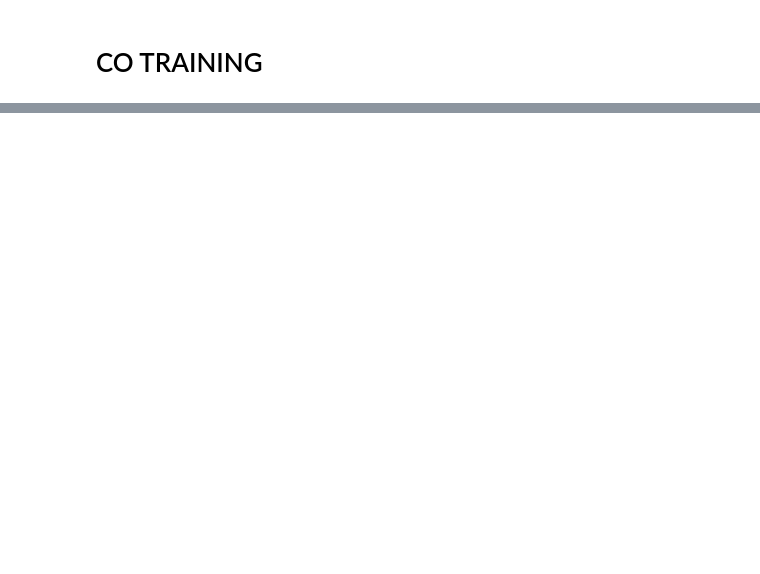
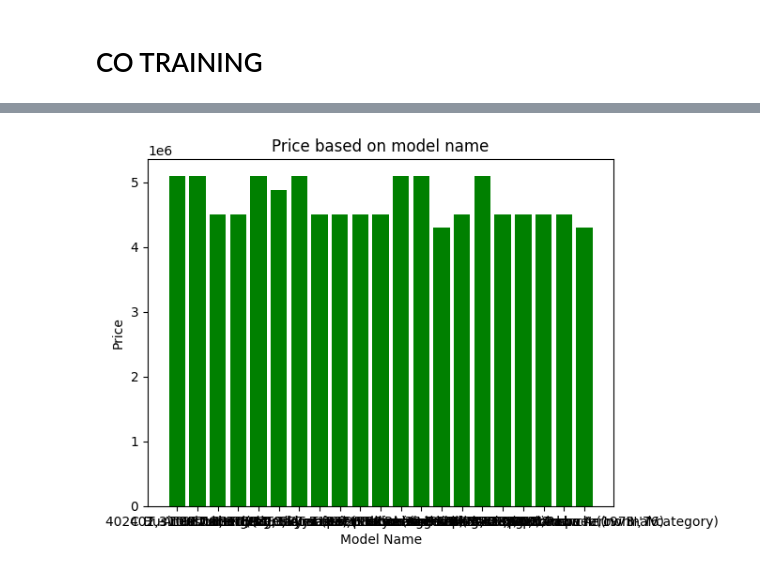
Before and after one commit to AmirXD03/ML, a Jupyter notebook: Nazanin-Code.ipynb, the cells around one changed output, grey strips where cells are left out. Saved outputs shown, nothing was run; the diff lists cells and outputs as text; code cells hidden in the pictures; blank space fills up the shorter version.

```diff
--- a/Nazanin-Code.ipynb
+++ b/Nazanin-Code.ipynb
@@ -318,0 +337,12 @@ print(a_model1_train, a_model2_train)
+# %%
+filter_df1 = df1[df1['Price'] > 4200000]
+x = filter_df1['Model Name']
+y = filter_df1['Price']
+
+plt.bar(x, y, color='green')
+plt.title('Price based on model name')
+plt.xlabel('Model Name')
+plt.ylabel('Price')
+plt.show()
+# %% [output]
+[figure, added]
```
Also changed, not shown: parts of 18 cells of this notebook, 1 other file.
